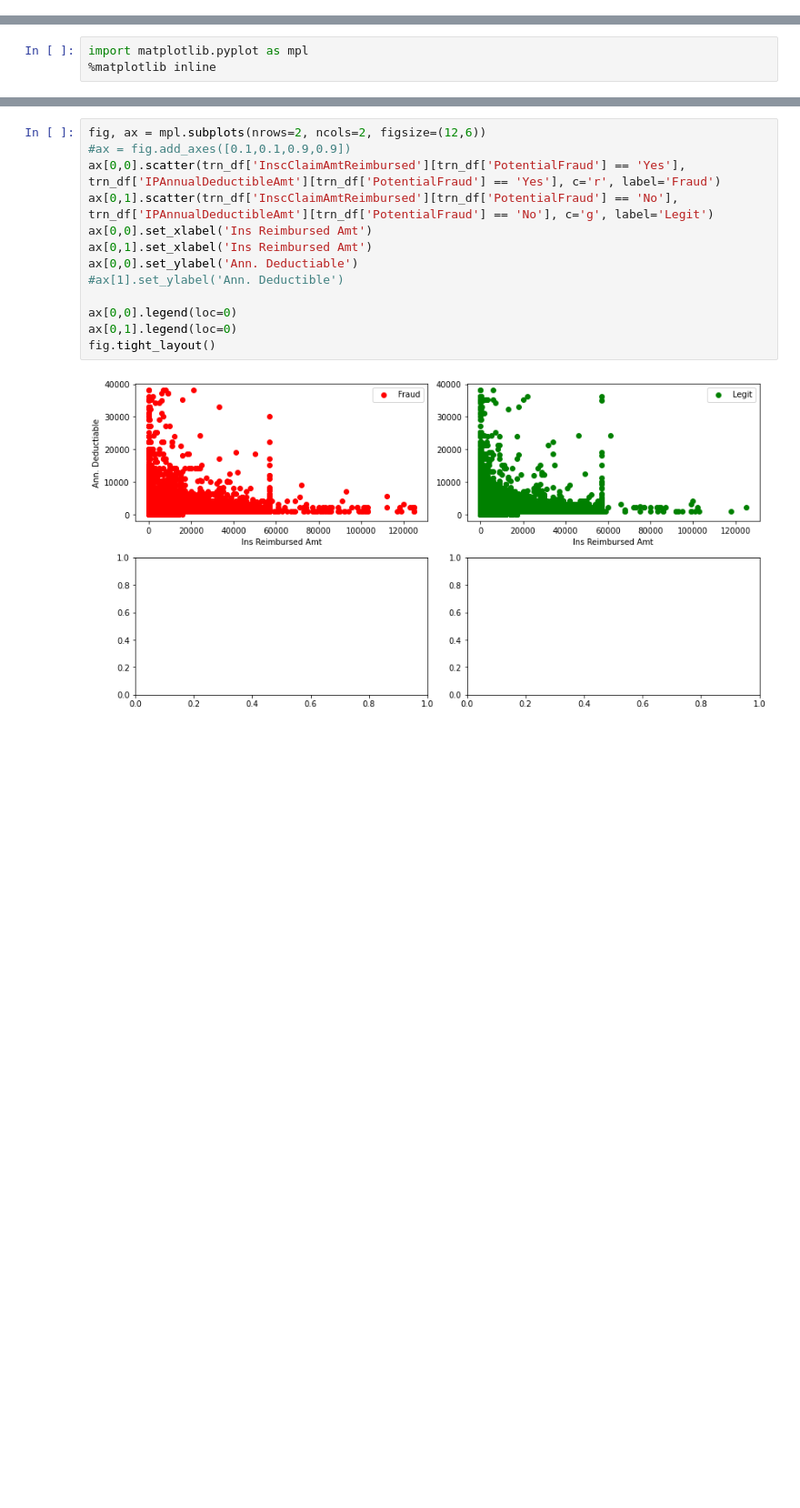
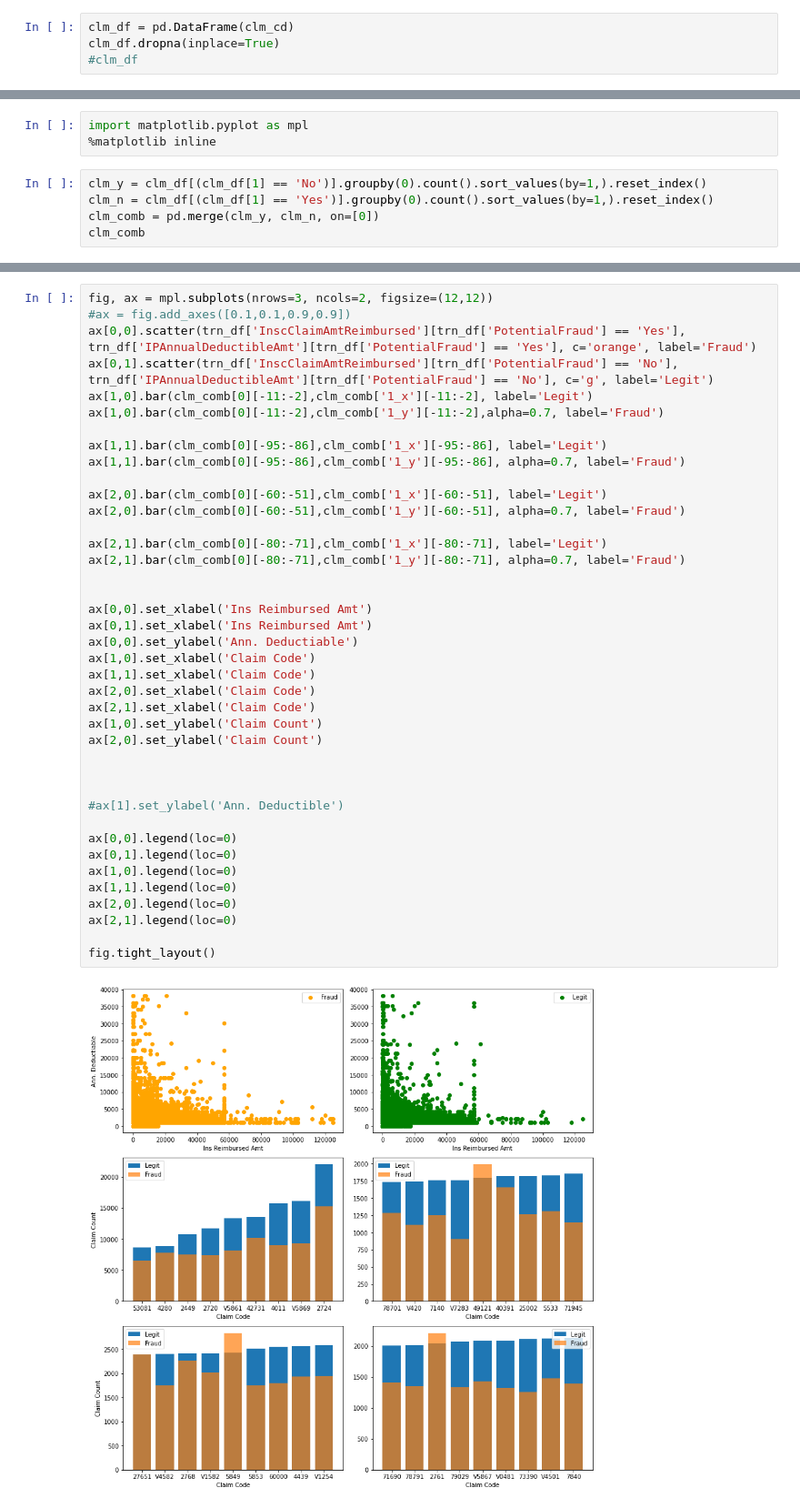
Before and after one commit to supernaut11/data602-final-project, a Jupyter notebook: src/Data602.ipynb, the cells around one changed output, grey strips where cells are left out. Shown at 91% size. Cells and saved outputs as stored; diff of their text form; blank space fills up the shorter version.

Commit message:
Added visuals for correlation with claim code

```diff
--- a/src/Data602.ipynb
+++ b/src/Data602.ipynb
@@ -180,0 +207,4 @@ trn_df.head()
+# %%
+clm_df = pd.DataFrame(clm_cd)
+clm_df.dropna(inplace=True)
+#clm_df
@@ -181,3 +225,8 @@ trn_df.head()
 # %%
 import matplotlib.pyplot as mpl
 %matplotlib inline
+# %%
+clm_y = clm_df[(clm_df[1] == 'No')].groupby(0).count().sort_values(by=1,).reset_index()
+clm_n = clm_df[(clm_df[1] == 'Yes')].groupby(0).count().sort_values(by=1,).reset_index()
+clm_comb = pd.merge(clm_y, clm_n, on=[0])
+clm_comb
@@ -184,17 +247,44 @@ import matplotlib.pyplot as mpl
 # %%
-fig, ax = mpl.subplots(nrows=2, ncols=2, figsize=(12,6))
+fig, ax = mpl.subplots(nrows=3, ncols=2, figsize=(12,12))
 #ax = fig.add_axes([0.1,0.1,0.9,0.9])
-ax[0,0].scatter(trn_df['InscClaimAmtReimbursed'][trn_df['PotentialFraud'] == 'Yes'], trn_df['IPAnnualDeductibleAmt'][trn_df['PotentialFraud'] == 'Yes'], c='r', label='Fraud')
+ax[0,0].scatter(trn_df['InscClaimAmtReimbursed'][trn_df['PotentialFraud'] == 'Yes'], trn_df['IPAnnualDeductibleAmt'][trn_df['PotentialFraud'] == 'Yes'], c='orange', label='Fraud')
 ax[0,1].scatter(trn_df['InscClaimAmtReimbursed'][trn_df['PotentialFraud'] == 'No'], trn_df['IPAnnualDeductibleAmt'][trn_df['PotentialFraud'] == 'No'], c='g', label='Legit')
+ax[1,0].bar(clm_comb[0][-11:-2],clm_comb['1_x'][-11:-2], label='Legit')
+ax[1,0].bar(clm_comb[0][-11:-2],clm_comb['1_y'][-11:-2],alpha=0.7, label='Fraud')
+
+ax[1,1].bar(clm_comb[0][-95:-86],clm_comb['1_x'][-95:-86], label='Legit')
+ax[1,1].bar(clm_comb[0][-95:-86],clm_comb['1_y'][-95:-86], alpha=0.7, label='Fraud')
+
+ax[2,0].bar(clm_comb[0][-60:-51],clm_comb['1_x'][-60:-51], label='Legit')
+ax[2,0].bar(clm_comb[0][-60:-51],clm_comb['1_y'][-60:-51], alpha=0.7, label='Fraud')
+
+ax[2,1].bar(clm_comb[0][-80:-71],clm_comb['1_x'][-80:-71], label='Legit')
+ax[2,1].bar(clm_comb[0][-80:-71],clm_comb['1_y'][-80:-71], alpha=0.7, label='Fraud')
+
+
 ax[0,0].set_xlabel('Ins Reimbursed Amt')
 ax[0,1].set_xlabel('Ins Reimbursed Amt')
 ax[0,0].set_ylabel('Ann. Deductiable')
+ax[1,0].set_xlabel('Claim Code')
+ax[1,1].set_xlabel('Claim Code')
+ax[2,0].set_xlabel('Claim Code')
+ax[2,1].set_xlabel('Claim Code')
+ax[1,0].set_ylabel('Claim Count')
+ax[2,0].set_ylabel('Claim Count')
+
+
+
 #ax[1].set_ylabel('Ann. Deductible')
 
 ax[0,0].legend(loc=0)
 ax[0,1].legend(loc=0)
+ax[1,0].legend(loc=0)
+ax[1,1].legend(loc=0)
+ax[2,0].legend(loc=0)
+ax[2,1].legend(loc=0)
+
 fig.tight_layout()
 # %% [output]
-[figure, old version]
+[figure, new version]
 # %% [markdown]
 # Distribution of the Annual Deductible and Insurance Reimbursed amount is similar for potential fraud and legit providers.
```
Also changed, not shown: parts of 9 cells of this notebook.
